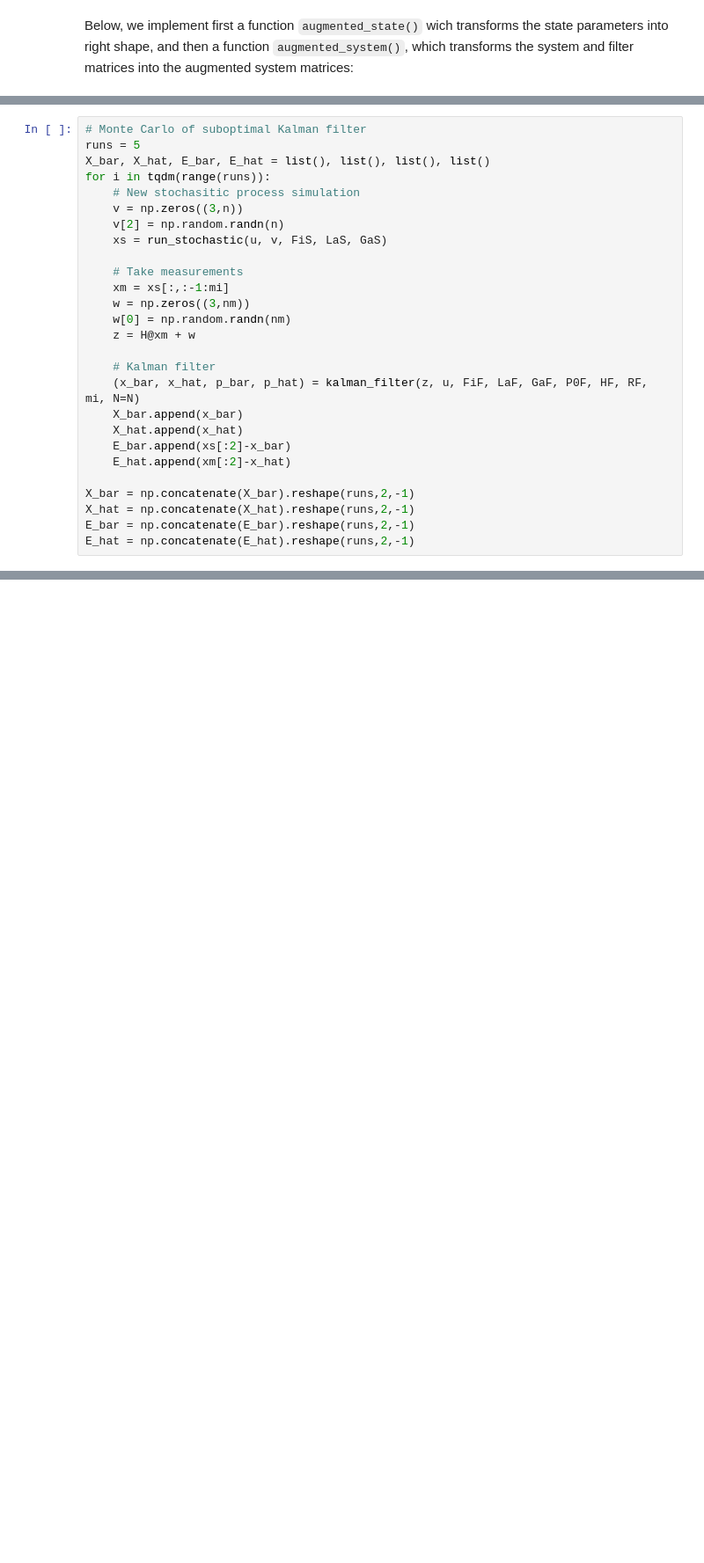
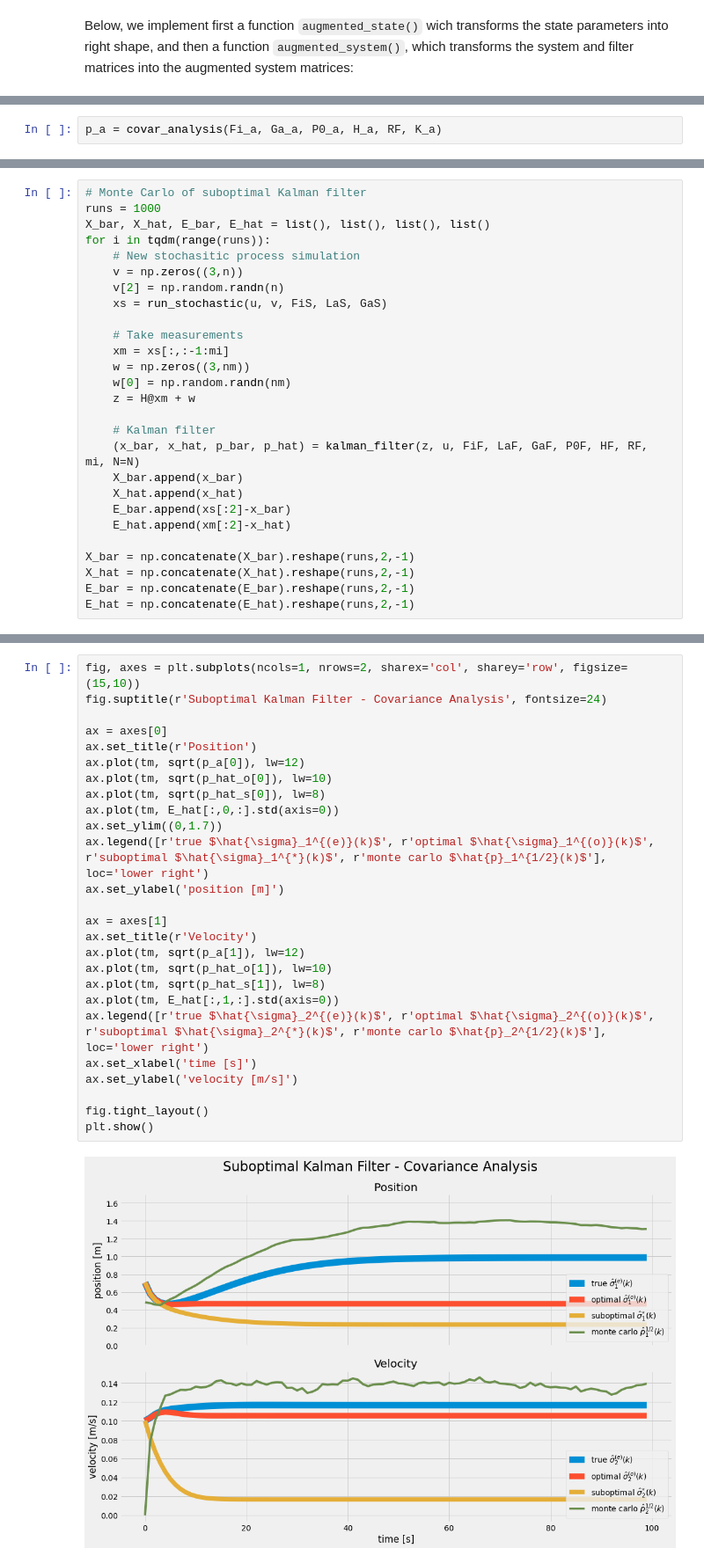
Before and after one commit to fonstelien/TEK4050, a Jupyter notebook: project/project.ipynb, the cells around one changed output, grey strips where cells are left out. Shown at 88% size. Saved outputs shown, nothing was run; the diff lists cells and outputs as text; blank space fills up the shorter version.

```diff
--- a/project/project.ipynb
+++ b/project/project.ipynb
@@ -1257,0 +1272,2 @@ p_au = covar_analysis(Fi_a, Ga_a, P0_a, H_a, RF, K_a)
+# %%
+p_a = covar_analysis(Fi_a, Ga_a, P0_a, H_a, RF, K_a)
@@ -1258,6 +1276,6 @@ p_au = covar_analysis(Fi_a, Ga_a, P0_a, H_a, RF, K_a)
 # %%
 # Monte Carlo of suboptimal Kalman filter
-runs = 5
+runs = 1000
 X_bar, X_hat, E_bar, E_hat = list(), list(), list(), list()
 for i in tqdm(range(runs)):
     # New stochasitic process simulation
@@ -1293,0 +1305,28 @@ plt.plot(tm, E_hat[:,i,:].std(axis=0), lw=4)
+# %%
+fig, axes = plt.subplots(ncols=1, nrows=2, sharex='col', sharey='row', figsize=(15,10))
+fig.suptitle(r'Suboptimal Kalman Filter - Covariance Analysis', fontsize=24)
+
+ax = axes[0]
+ax.set_title(r'Position')
+ax.plot(tm, sqrt(p_a[0]), lw=12)
+ax.plot(tm, sqrt(p_hat_o[0]), lw=10)
+ax.plot(tm, sqrt(p_hat_s[0]), lw=8)
+ax.plot(tm, E_hat[:,0,:].std(axis=0))
+ax.set_ylim((0,1.7))
+ax.legend([r'true $\hat{\sigma}_1^{(e)}(k)$', r'optimal $\hat{\sigma}_1^{(o)}(k)$', r'suboptimal $\hat{\sigma}_1^{*}(k)$', r'monte carlo $\hat{p}_1^{1/2}(k)$'], loc='lower right')
+ax.set_ylabel('position [m]')
+
+ax = axes[1]
+ax.set_title(r'Velocity')
+ax.plot(tm, sqrt(p_a[1]), lw=12)
+ax.plot(tm, sqrt(p_hat_o[1]), lw=10)
+ax.plot(tm, sqrt(p_hat_s[1]), lw=8)
+ax.plot(tm, E_hat[:,1,:].std(axis=0))
+ax.legend([r'true $\hat{\sigma}_2^{(e)}(k)$', r'optimal $\hat{\sigma}_2^{(o)}(k)$', r'suboptimal $\hat{\sigma}_2^{*}(k)$', r'monte carlo $\hat{p}_2^{1/2}(k)$'], loc='lower right')
+ax.set_xlabel('time [s]')
+ax.set_ylabel('velocity [m/s]')
+
+fig.tight_layout()
+plt.show()
+# %% [output]
+[figure, added]
```
Also changed, not shown: parts of 11 cells of this notebook.
